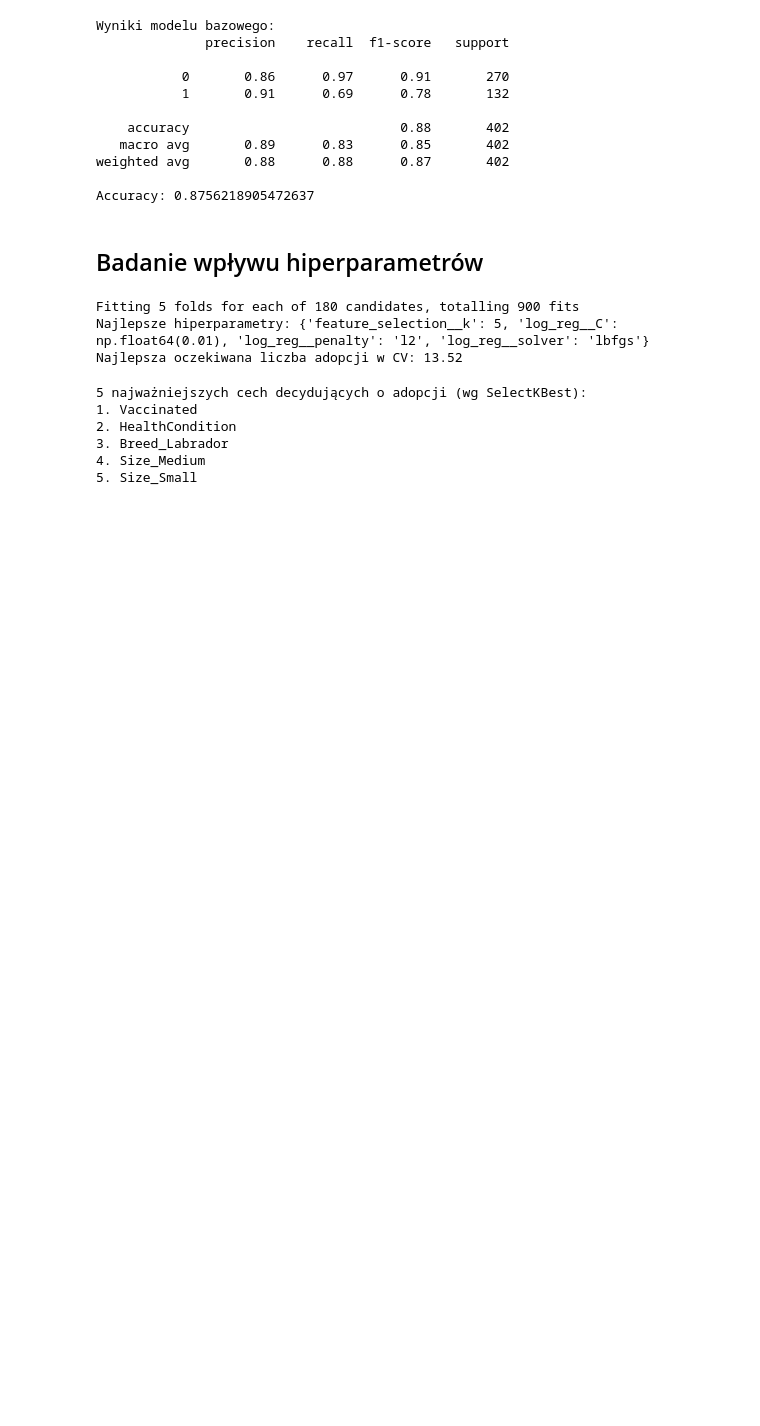
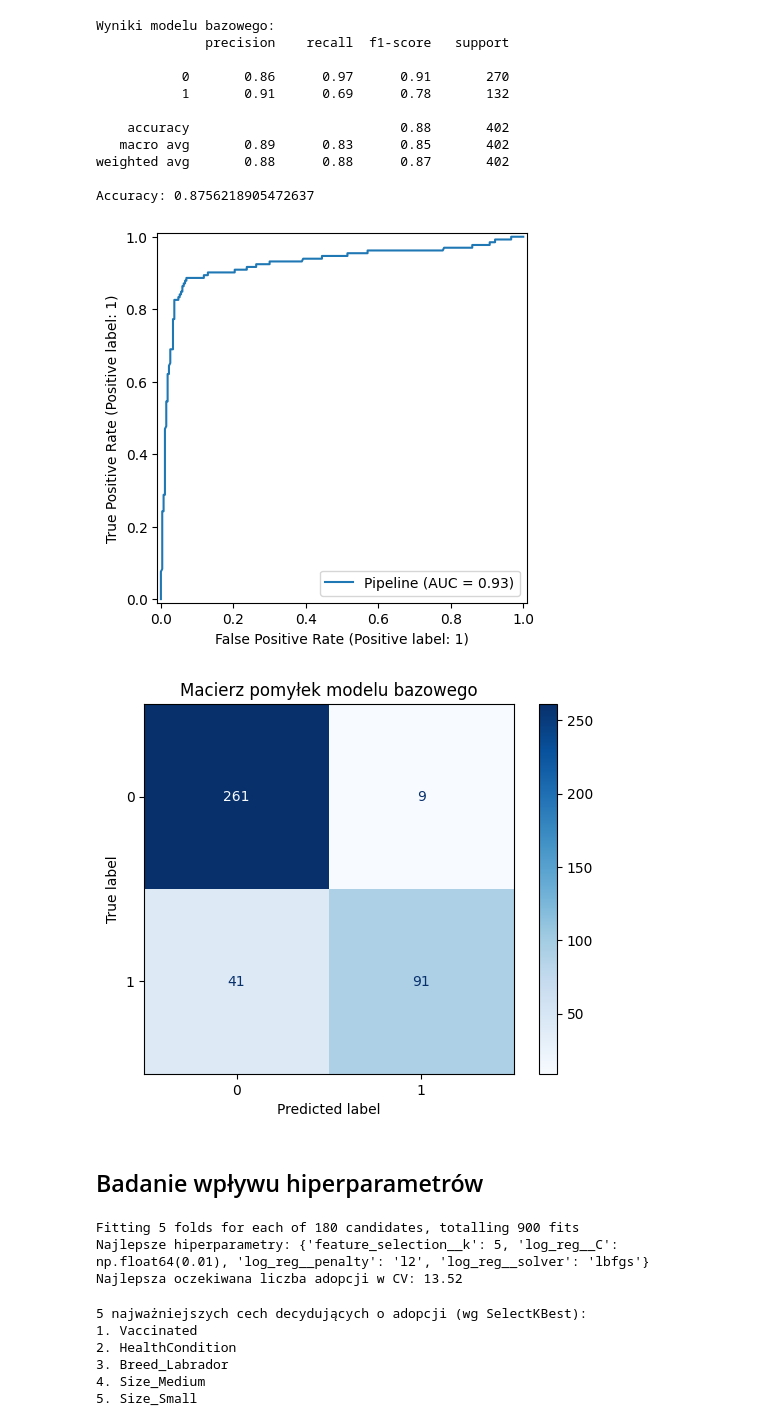
Before and after one commit to Zajecia-na-PWr-LR/lista-4-projekt-grupowy-lematy, a Jupyter notebook: Regresja_logistyczna2.ipynb, the cells around one changed output. Saved outputs shown, nothing was run; the diff lists cells and outputs as text; code cells hidden in the pictures; blank space fills up the shorter version.

```diff
--- a/Regresja_logistyczna2.ipynb
+++ b/Regresja_logistyczna2.ipynb
@@ -66,39 +66,41 @@ pipeline = Pipeline([
 
 pipeline.fit(X_train, y_train)
 y_pred_base = pipeline.predict(X_test)
 y_proba_base = pipeline.predict_proba(X_test)[:, 1]
 
 print('Wyniki modelu bazowego:')
 print(classification_report(y_test, y_pred_base))
 print('Accuracy:', accuracy_score(y_test, y_pred_base))
 
-# RocCurveDisplay.from_estimator(log_reg, X_test, y_test)
-# plt.show()
+RocCurveDisplay.from_estimator(pipeline, X_test, y_test)
+plt.show()
 
-# cm = confusion_matrix(y_test, y_pred_base)
-# ConfusionMatrixDisplay(confusion_matrix=cm).plot(cmap='Blues')
-# plt.title('Macierz pomyłek modelu bazowego')
-# plt.show()
+cm = confusion_matrix(y_test, y_pred_base)
+ConfusionMatrixDisplay(confusion_matrix=cm).plot(cmap='Blues')
+plt.title('Macierz pomyłek modelu bazowego')
+plt.show()
 
 baseline_metrics = {
     "accuracy": accuracy_score(y_test, y_pred_base),
     "recall": recall_score(y_test, y_pred_base),
     "precision": precision_score(y_test, y_pred_base),
     "f1": f1_score(y_test, y_pred_base),
     "auc": roc_auc_score(y_test, y_proba_base)
 }
 # %% [output]
 Wyniki modelu bazowego:
               precision    recall  f1-score   support
 
            0       0.86      0.97      0.91       270
            1       0.91      0.69      0.78       132
 
     accuracy                           0.88       402
    macro avg       0.89      0.83      0.85       402
 weighted avg       0.88      0.88      0.87       402
 
 Accuracy: 0.8756218905472637
+[figure, added]
+[figure, added]
 # %% [markdown]
 ## Badanie wpływu hiperparametrów
 # %%
```
Also changed, not shown: parts of 1 cell of this notebook.
